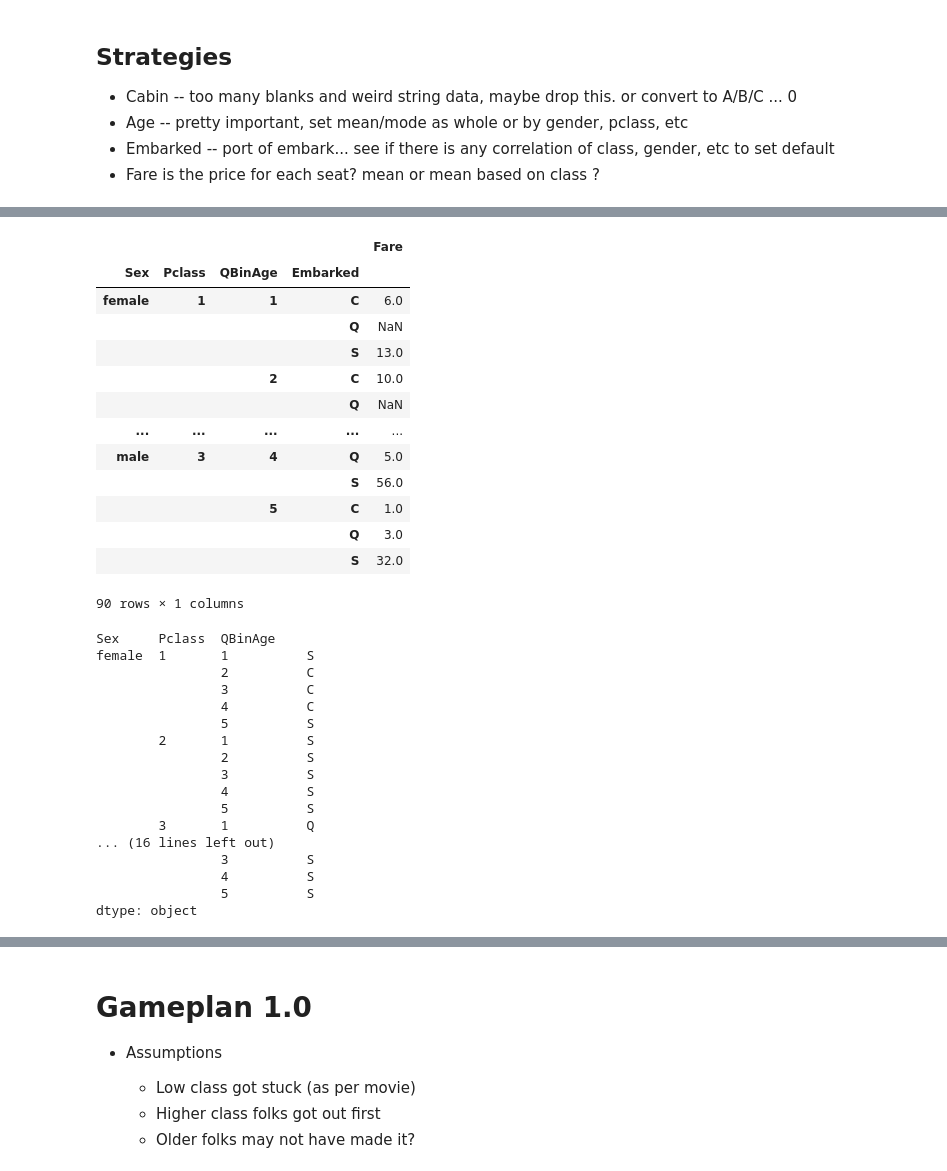
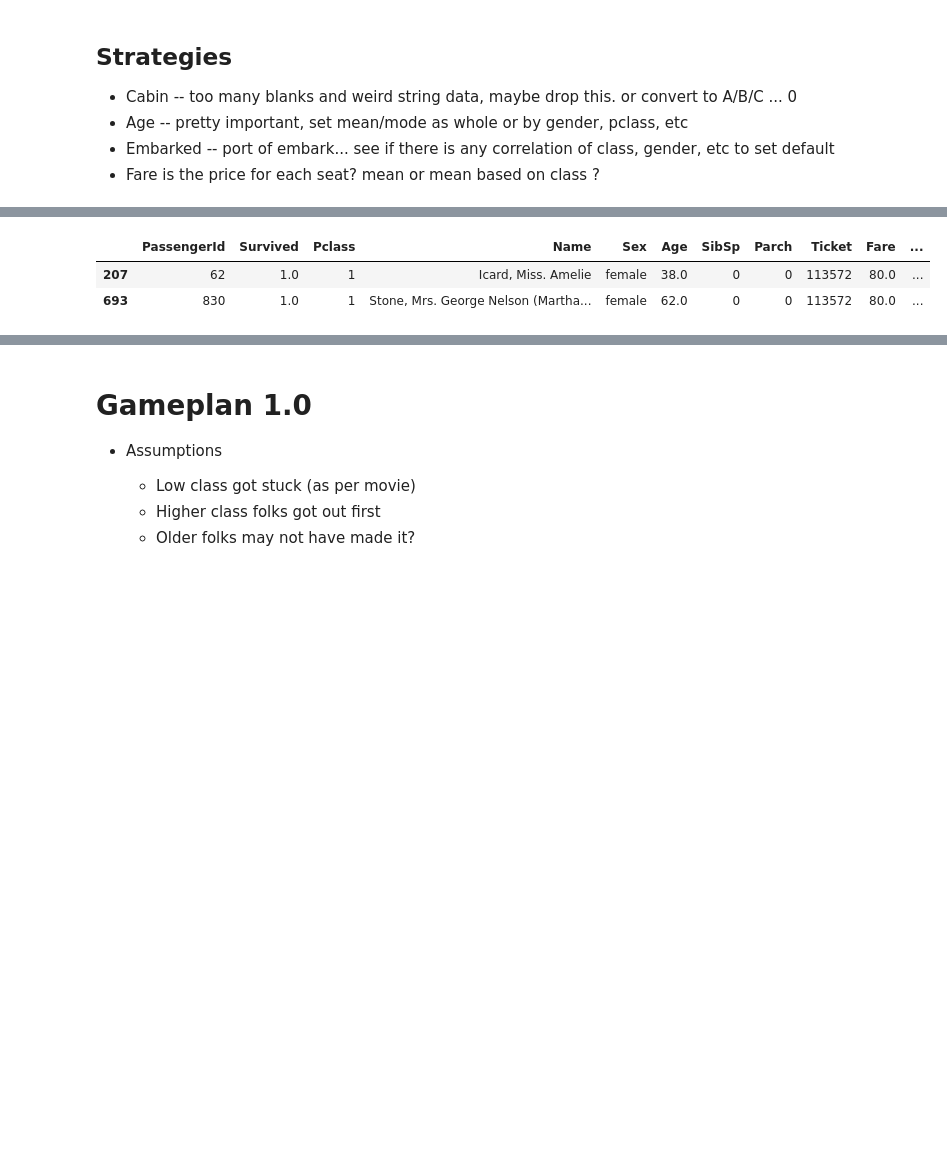
Before and after one commit to dougfoo/kedro, a Jupyter notebook: titanic/notebooks/Titanic-View.ipynb, the cells around one changed output, grey strips where cells are left out. Cells and saved outputs as stored; diff of their text form; code cells hidden in the pictures; blank space fills up the shorter version.

Commit message:
notebook + embarked dfault set

```diff
--- a/titanic/notebooks/Titanic-View.ipynb
+++ b/titanic/notebooks/Titanic-View.ipynb
@@ -67,17 +112,12 @@ ss.reset_index()  # make dataframe w/ col headers
 # %%
-# Age
-import numpy as np
-
-df_all = pd.concat([df,df2])
-#display(df_all[df_all['Age'].isnull()])
-#df_all['Age'].isnull().sum()
-#df_all[['Age','Pclass']].groupby('Pclass').mean()
-display(df_all[['Pclass','Sex','Age']].groupby(['Sex','Pclass']).mean())  # build groupings
-#display(df_all[['Pclass','Sex','Age']].groupby(['Sex','Pclass']).transform(np.mean))  # apply to each row if null
-#display(df_all['Age'])
-df_all['Age'].fillna(df_all[['Pclass','Sex','Age']].groupby(['Sex','Pclass']).transform(np.mean).iloc[:,0], inplace=True)
-display(df_all.tail())
-
-df_all['QBinAge'] = pd.qcut(df_all['Age'], q=5, labels=[1,2,3,4,5])
-df_all
+# Fare avg ?
+df_all[df_all['Fare'].isnull()]
+df_all['Fare'].isnull().sum()
+df_all[['Fare','Pclass']].groupby(['Pclass']).mean()
+# display(df_all[['Pclass','Sex','Fare']].groupby(['Sex','Pclass']).mean())  # build groupings
+# display(df_all[['Pclass','Sex','Fare']].groupby(['Sex','Pclass']).transform(np.mean))  # apply to each row if null
+# display(df_all['Fare'])
+df_all2['Fare'].fillna(df_all2[['Pclass','Sex','Fare']].groupby(['Sex','Pclass']).
+                       transform(np.mean).iloc[:,0], inplace=True)
+df_all2.tail()
 # %% [output]
@@ -128,43 +158,20 @@ df_all.tail()
 # %%
 # Port Embarked -> match to most frequent match by class,sex and port of others ?
-def myagg(x):
-    x = x.sort_values('Fare')
-    emb = x.head(1)['Embarked'].values[0]
-    return emb
+# display(df_all[['Pclass','Sex','Embarked','QBinAge','Fare']].groupby(['Sex','Pclass','QBinAge','Embarked']).count())
+portmap = df_all2[['Pclass','Sex','Embarked','QBinAge','Fare']].groupby(['Sex','Pclass','QBinAge']).apply(
+         lambda x: x.sort_values('Fare').head(1)['Embarked'].values[0])
 
-display(df_all[['Pclass','Sex','Embarked','QBinAge','Fare']].groupby(['Sex','Pclass','QBinAge','Embarked']).count())
-portmap = df_all[['Pclass','Sex','Embarked','QBinAge','Fare']].groupby(['Sex','Pclass','QBinAge']).apply(myagg)
+portmap = portmap.rename('NewEmb').reset_index()
+#display(portmap.head())
 
-portmap
+df_all2 = pd.merge(how='inner',left=df_all2, right=portmap)
+display(df_all2[df_all2.Embarked.isnull()])
+# alot of work for filling 2 null values...
+df_all3 = df_all2.copy()
+df_all3['Embarked'] = df_all2['Embarked'].fillna(df_all2['NewEmb'])
+
+display(df_all3.iloc[207,:].reset_index().T)
 # %% [output]
-|  |  |  |  | Fare |
-| Sex | Pclass | QBinAge | Embarked |  |
-| female | 1 | 1 | C | 6.0 |
-|  |  |  | Q | NaN |
-|  |  |  | S | 13.0 |
-|  |  | 2 | C | 10.0 |
-|  |  |  | Q | NaN |
-| ... | ... | ... | ... | ... |
-| male | 3 | 4 | Q | 5.0 |
-|  |  |  | S | 56.0 |
-|  |  | 5 | C | 1.0 |
-|  |  |  | Q | 3.0 |
-|  |  |  | S | 32.0 |
+|  | PassengerId | Survived | Pclass | Name | Sex | Age | SibSp | Parch | Ticket | Fare | ... |
+| 207 | 62 | 1.0 | 1 | Icard, Miss. Amelie | female | 38.0 | 0 | 0 | 113572 | 80.0 | ... |
+| 693 | 830 | 1.0 | 1 | Stone, Mrs. George Nelson (Martha... | female | 62.0 | 0 | 0 | 113572 | 80.0 | ... |
-90 rows × 1 columns
-Sex     Pclass  QBinAge
-female  1       1          S
-                2          C
-                3          C
-                4          C
-                5          S
-        2       1          S
-                2          S
-                3          S
-                4          S
-                5          S
-        3       1          Q
-... (16 lines left out)
-                3          S
-                4          S
-                5          S
-dtype: object
```
Also changed, not shown: parts of 9 cells of this notebook, 1 other file.
